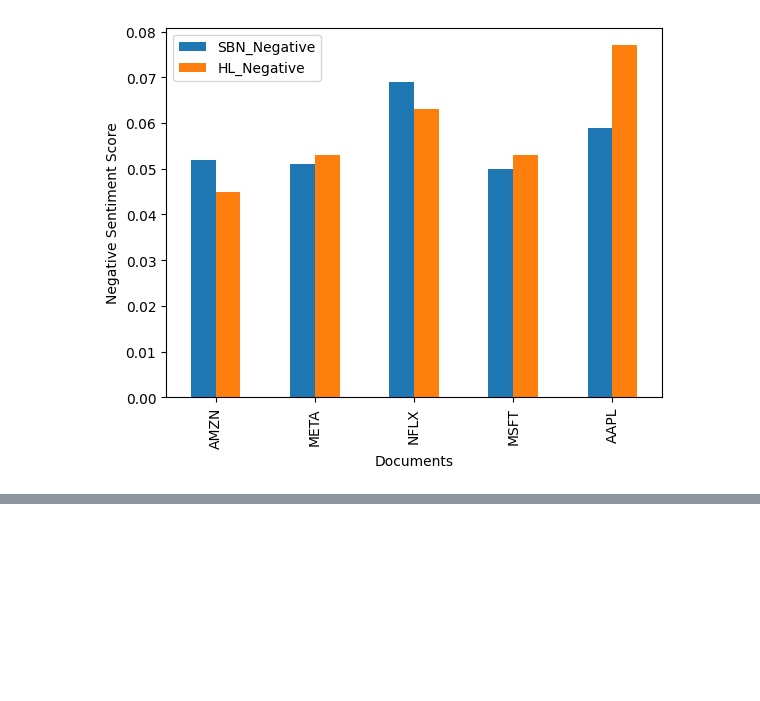
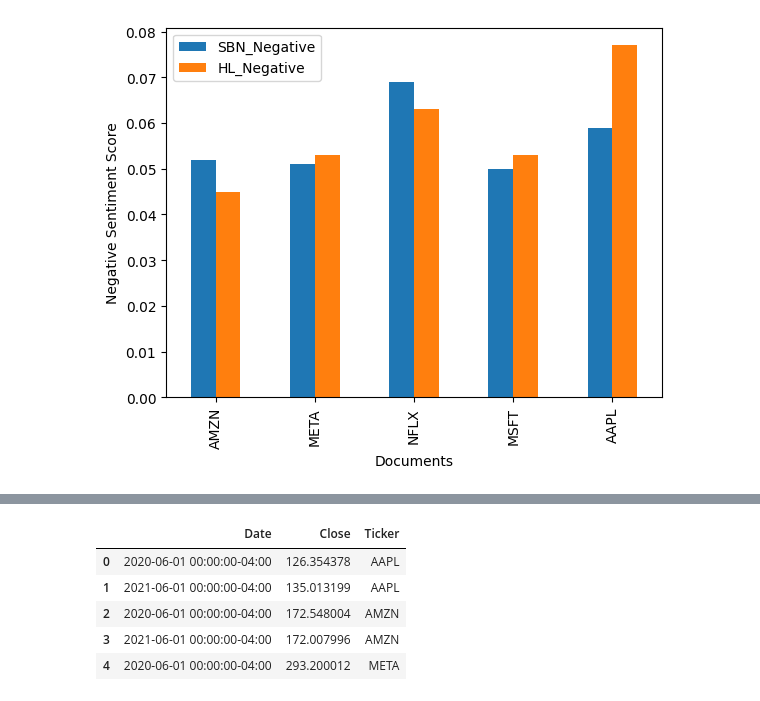
Before and after one commit to lakshyaag/INSY-669-Group-Project, a Jupyter notebook: sentiment_analysis.ipynb, the cells around one changed output, grey strips where cells are left out. Drawn from its saved outputs; the diff is of its cells as text; code cells hidden in the pictures; blank space fills up the shorter version.

```diff
--- a/sentiment_analysis.ipynb
+++ b/sentiment_analysis.ipynb
@@ -503,3 +523,7 @@ plt.show()
 # %% [output]
 [interactive output not drawn]
 [figure]
+# %%
+stock_df = pd.read_csv('./data/stock_prices.csv',parse_dates=['Date'])
+stock_df.head()
+# %% [output]
@@ -505,0 +531,6 @@ plt.show()
+|  | Date | Close | Ticker |
+| 0 | 2020-06-01 00:00:00-04:00 | 126.354378 | AAPL |
+| 1 | 2021-06-01 00:00:00-04:00 | 135.013199 | AAPL |
+| 2 | 2020-06-01 00:00:00-04:00 | 172.548004 | AMZN |
+| 3 | 2021-06-01 00:00:00-04:00 | 172.007996 | AMZN |
+| 4 | 2020-06-01 00:00:00-04:00 | 293.200012 | META |
```
Also changed, not shown: parts of 4 cells of this notebook.
